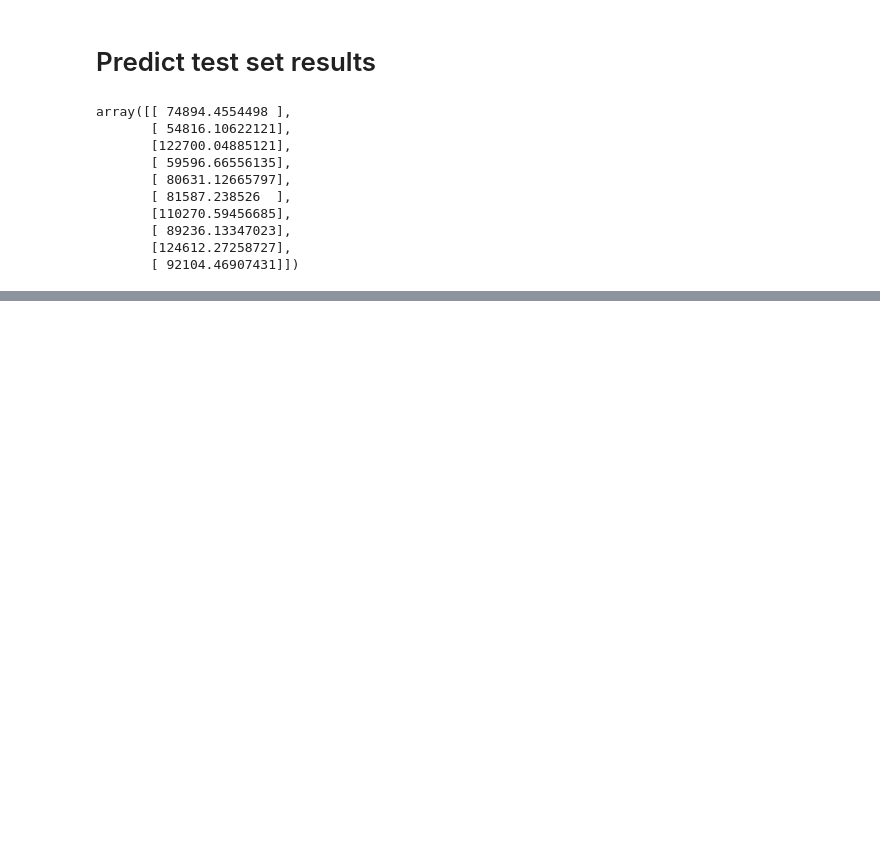
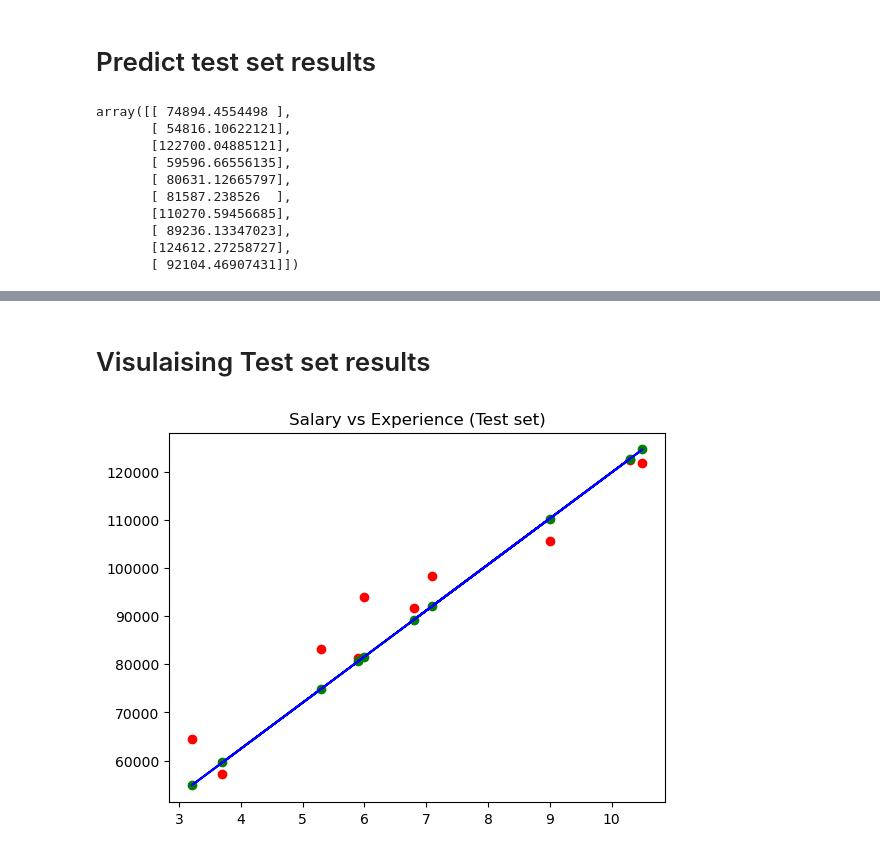
Before and after one commit to SaiKapilKumar/Machine-Learning-practice-iHUB-IITRoorkee-Sept-2023, a Jupyter notebook: Machine_learning_Algorithms/Linear_regression.ipynb, the cells around one changed output, grey strips where cells are left out. Saved outputs shown, nothing was run; the diff lists cells and outputs as text; code cells hidden in the pictures; blank space fills up the shorter version.

```diff
--- a/Machine_learning_Algorithms/Linear_regression.ipynb
+++ b/Machine_learning_Algorithms/Linear_regression.ipynb
@@ -149,0 +156,10 @@ array([[ 74894.4554498 ],
+# %% [markdown]
+# Visulaising Test set results
+# %%
+plt.scatter(X_test, y_test, color = 'red')
+plt.plot(X_test, reg.predict(X_test), color = 'blue')
+plt.scatter(X_test, y_pred, color = 'green')
+plt.title('Salary vs Experience (Test set)')
+plt.show()
+# %% [output]
+[figure, added]
```
Also changed, not shown: parts of 6 cells of this notebook, 13 other files.
